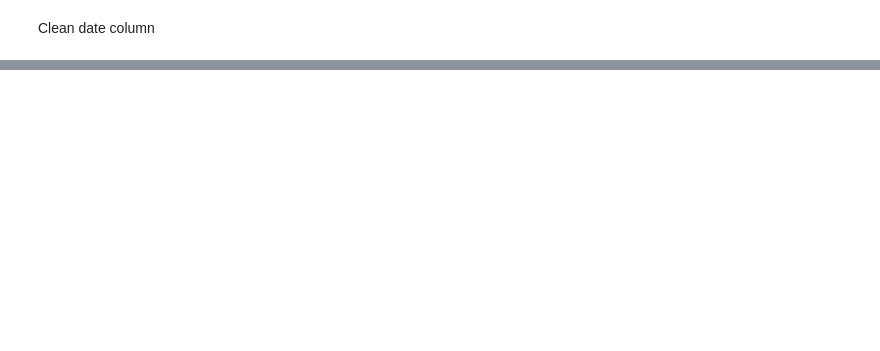
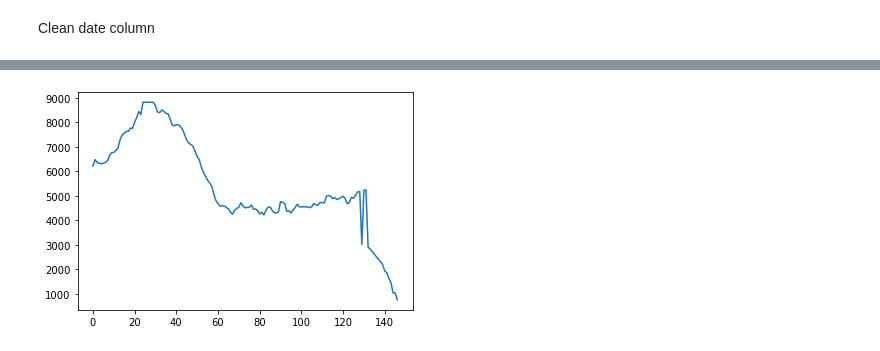
Before and after one commit to tahentx/pv_workbook, a Jupyter notebook: datascience/safegraph/tj.ipynb, the cells around one changed output, grey strips where cells are left out. Cells and saved outputs as stored; diff of their text form; code cells hidden in the pictures; blank space fills up the shorter version.

```diff
--- a/datascience/safegraph/tj.ipynb
+++ b/datascience/safegraph/tj.ipynb
@@ -36,0 +20,4 @@ bay_area_patterns
+# %%
+covid_daily = pd.read_csv('/Users/toddhendricks/Downloads/daily.csv')
+# %%
+covid_daily['july_daily'] = covid_daily.date[covid_daily.date.astype('str').str.startswith('202007')]
@@ -36,0 +41,3 @@ bay_area_patterns
+# %%
+covid_daily = covid_daily.sort_values(by='date')
+covid_daily.columns
@@ -36,0 +80,5 @@ bay_area_patterns
+# %%
+plt.plot(covid_daily.hospitalizedCurrently)
+plt.show()
+# %% [output]
+[figure, added]
```
Also changed, not shown: parts of 23 cells of this notebook.
